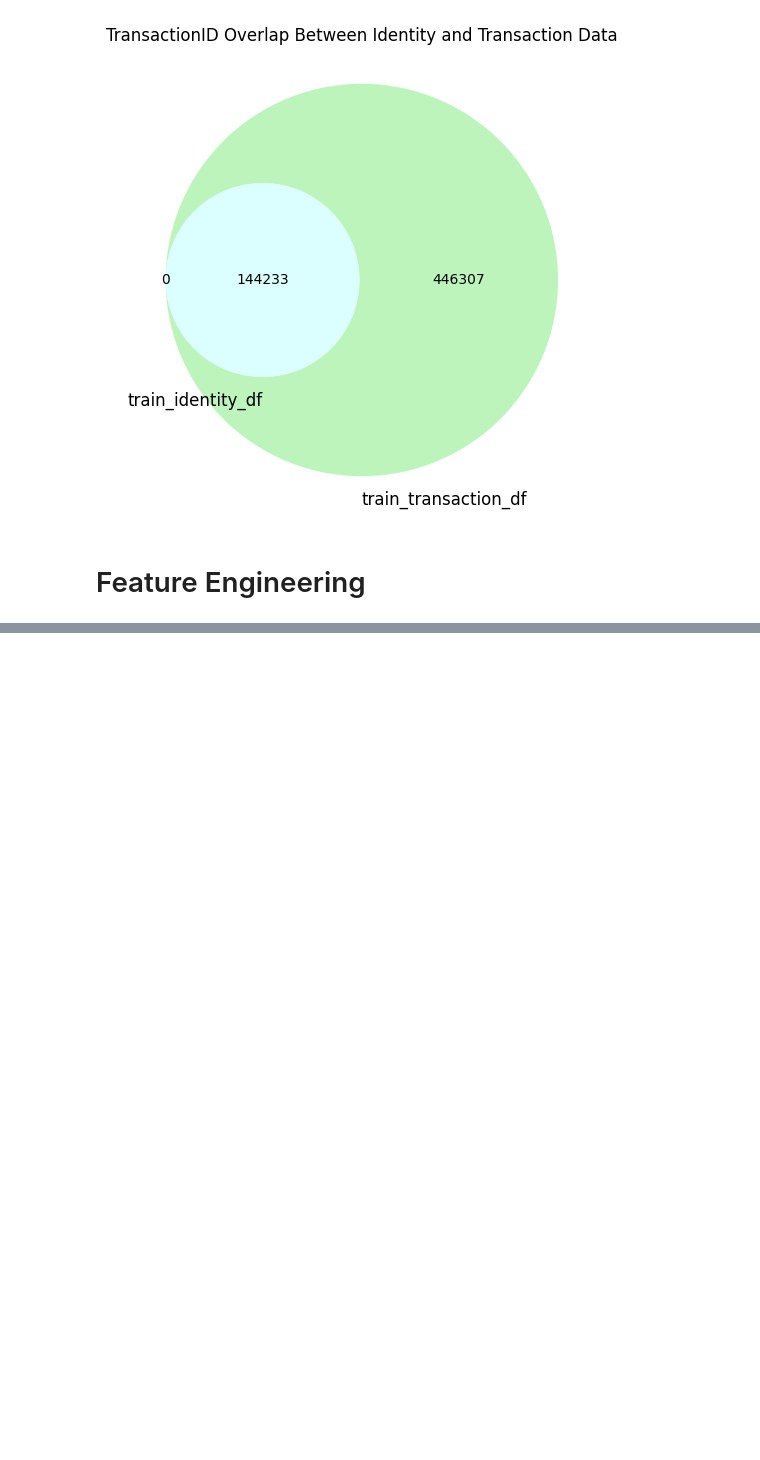
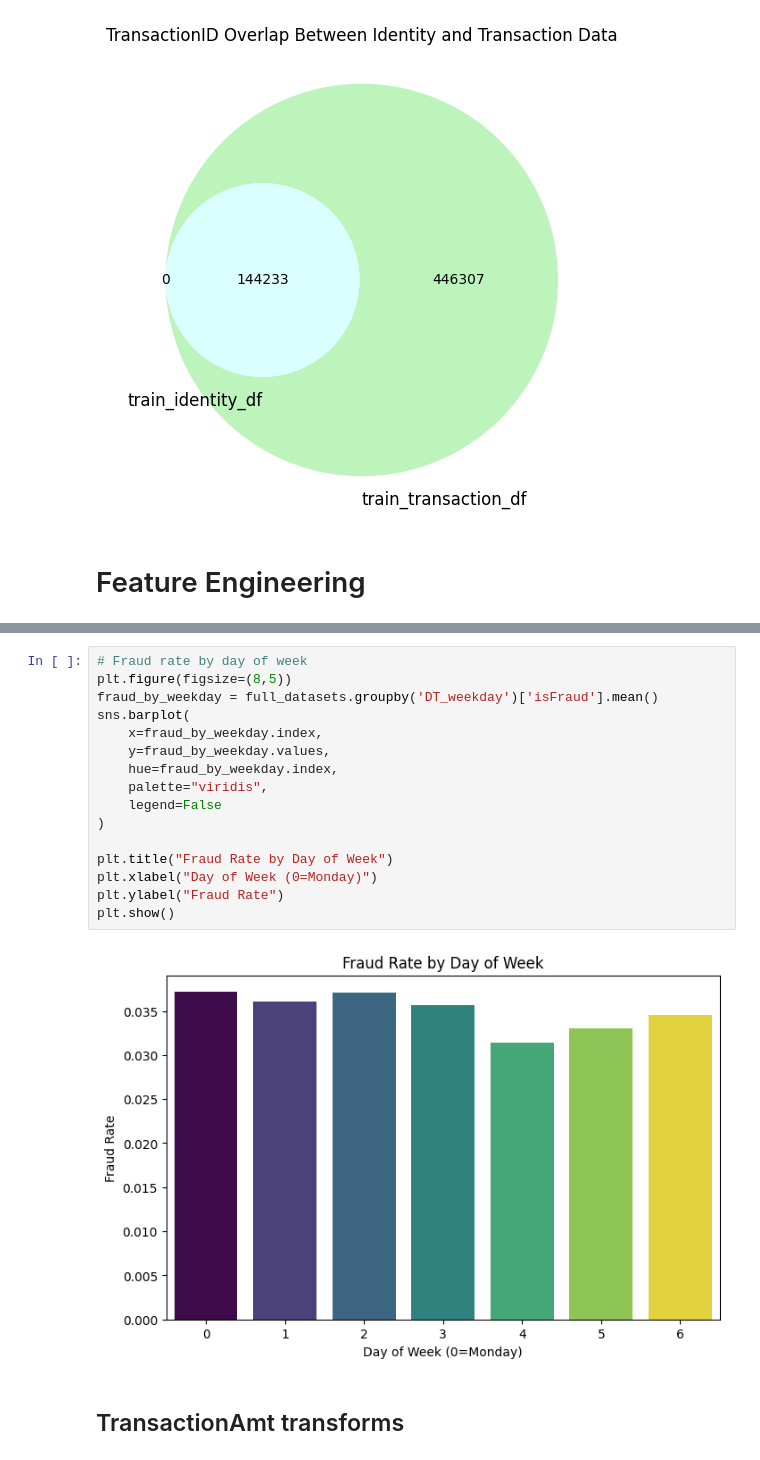
Before and after one commit to FillipusAditya/fraud-detection-ieee-cis, a Jupyter notebook: main.ipynb, the cells around one changed output, grey strips where cells are left out. Drawn from its saved outputs; the diff is of its cells as text; blank space fills up the shorter version.

```diff
--- a/main.ipynb
+++ b/main.ipynb
@@ -1041,0 +1082,20 @@ All identity IDs exist in transaction file?     : True
+# %%
+# Fraud rate by day of week
+plt.figure(figsize=(8,5))
+fraud_by_weekday = full_datasets.groupby('DT_weekday')['isFraud'].mean()
+sns.barplot(
+    x=fraud_by_weekday.index,
+    y=fraud_by_weekday.values,
+    hue=fraud_by_weekday.index,
+    palette="viridis",
+    legend=False
+)
+
+plt.title("Fraud Rate by Day of Week")
+plt.xlabel("Day of Week (0=Monday)")
+plt.ylabel("Fraud Rate")
+plt.show()
+# %% [output]
+[figure, added]
+# %% [markdown]
+## TransactionAmt transforms
```
Also changed, not shown: parts of 24 cells of this notebook.
